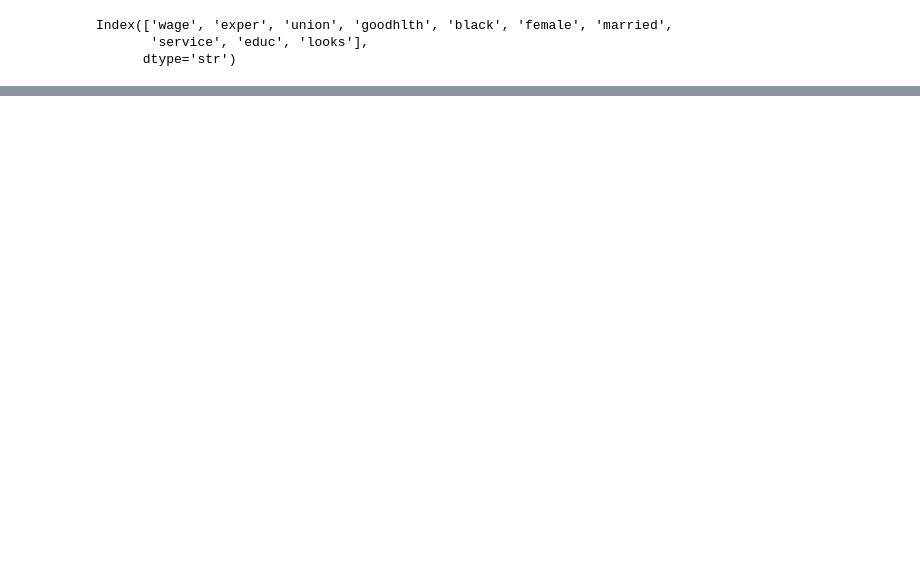
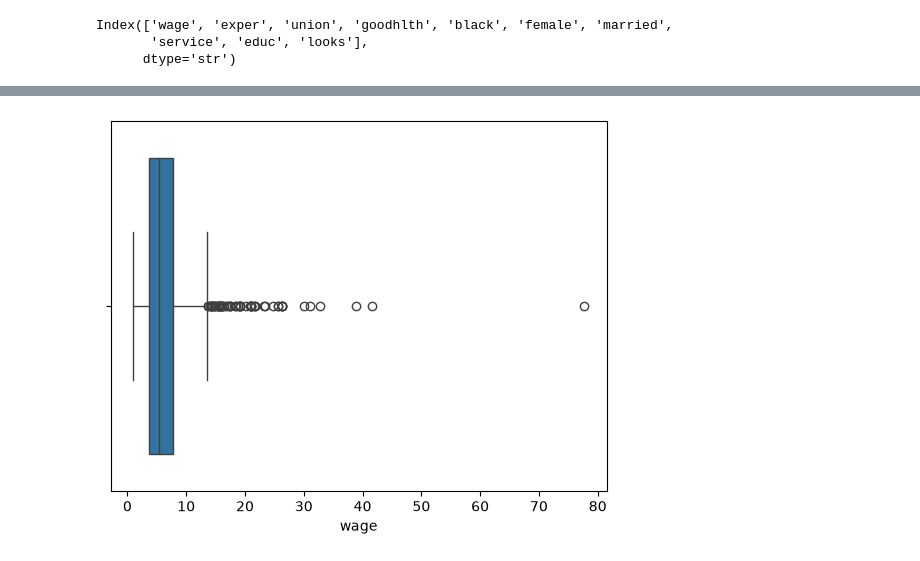
Before and after one commit to iamrubayet/yury-kashnitsky-s-ml-playbook, a Jupyter notebook: lecture1.ipynb, the cells around one changed output, grey strips where cells are left out. Cells and saved outputs as stored; diff of their text form; code cells hidden in the pictures; blank space fills up the shorter version.

```diff
--- a/lecture1.ipynb
+++ b/lecture1.ipynb
@@ -56,0 +181,4 @@ Index(['wage', 'exper', 'union', 'goodhlth', 'black', 'female', 'married',
+# %%
+sns.boxplot(x='wage',data=df);
+# %% [output]
+[figure, added]
```
Also changed, not shown: parts of 21 cells of this notebook.
